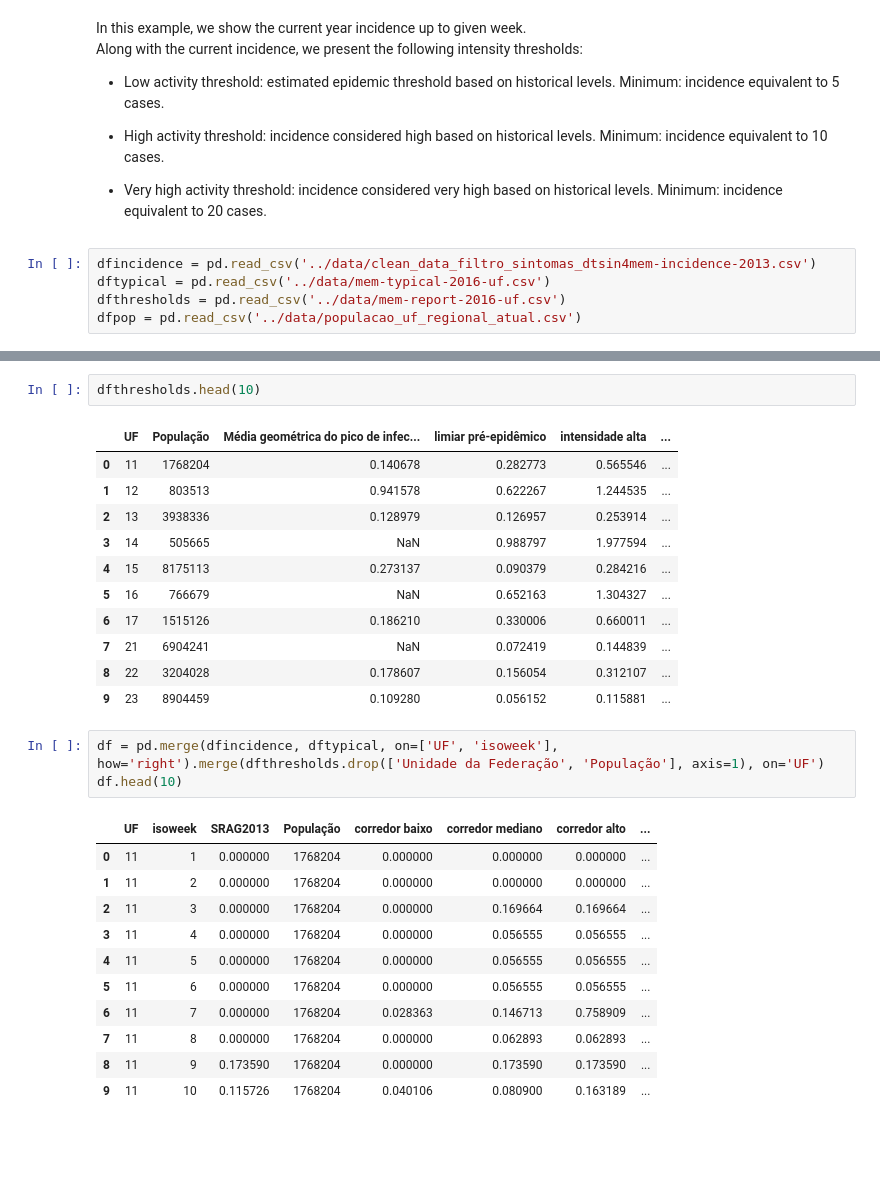
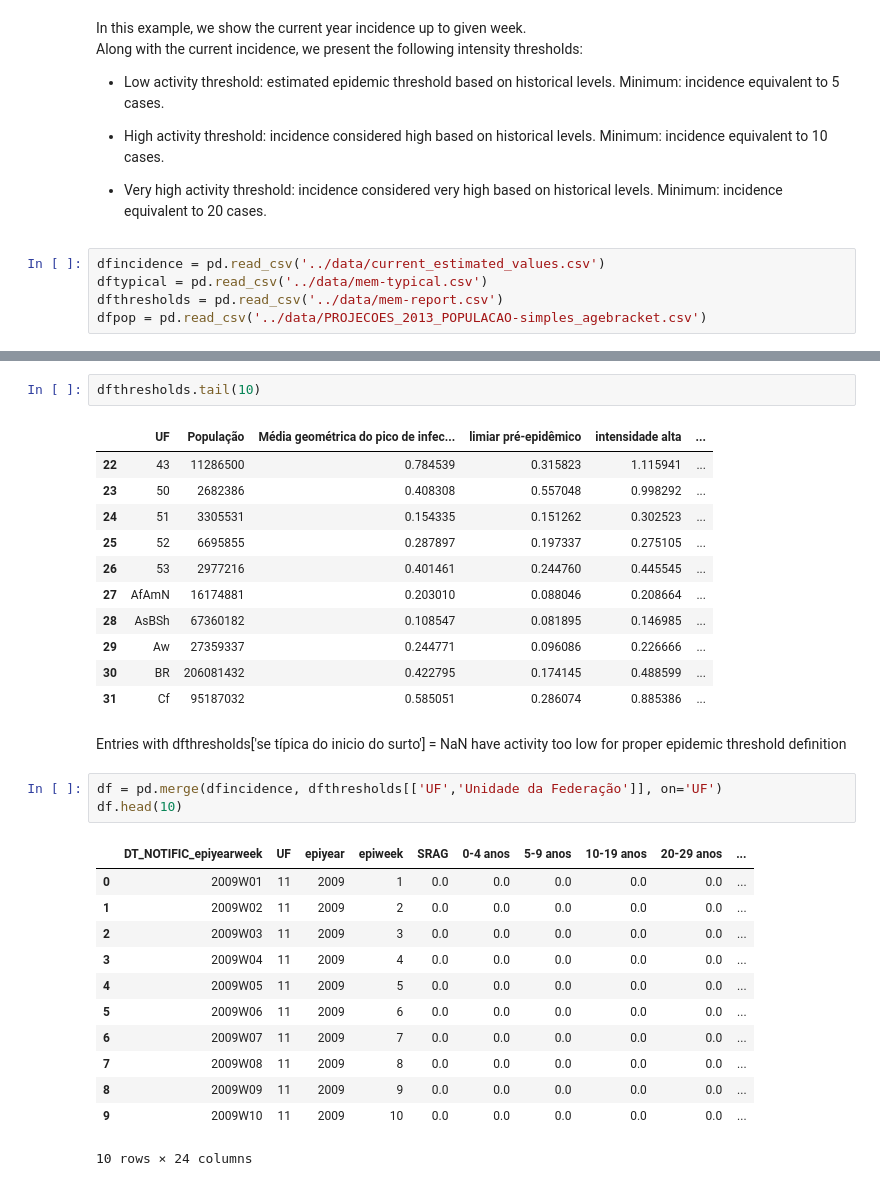
Before and after one commit to FluVigilanciaBR/fludashboard, a Jupyter notebook: Notebooks/incidence_with_indicators.ipynb, the cells around one changed output, grey strips where cells are left out. Drawn from its saved outputs; the diff is of its cells as text; blank space fills up the shorter version.

```diff
--- a/Notebooks/incidence_with_indicators.ipynb
+++ b/Notebooks/incidence_with_indicators.ipynb
@@ -18,10 +18,10 @@ Along with the current incidence, we present the following intensity thresholds:
 
 * Very high activity threshold: incidence considered very high based on historical levels. Minimum: incidence equivalent to 20 cases.
 # %%
-dfincidence = pd.read_csv('../data/clean_data_filtro_sintomas_dtsin4mem-incidence-2013.csv')
-dftypical = pd.read_csv('../data/mem-typical-2016-uf.csv')
-dfthresholds = pd.read_csv('../data/mem-report-2016-uf.csv')
-dfpop = pd.read_csv('../data/populacao_uf_regional_atual.csv')
+dfincidence = pd.read_csv('../data/current_estimated_values.csv')
+dftypical = pd.read_csv('../data/mem-typical.csv')
+dfthresholds = pd.read_csv('../data/mem-report.csv')
+dfpop = pd.read_csv('../data/PROJECOES_2013_POPULACAO-simples_agebracket.csv')
 # %%
 dfpop.head(10)
 # %% [output]
@@ -67,30 +90,33 @@ dftypical.head(10)
 # %%
-dfthresholds.head(10)
+dfthresholds.tail(10)
 # %% [output]
 |  | UF | População | Média geométrica do pico de infec... | limiar pré-epidêmico | intensidade alta | ... |
-| 0 | 11 | 1768204 | 0.140678 | 0.282773 | 0.565546 | ... |
-| 1 | 12 | 803513 | 0.941578 | 0.622267 | 1.244535 | ... |
-| 2 | 13 | 3938336 | 0.128979 | 0.126957 | 0.253914 | ... |
-| 3 | 14 | 505665 | NaN | 0.988797 | 1.977594 | ... |
-| 4 | 15 | 8175113 | 0.273137 | 0.090379 | 0.284216 | ... |
-| 5 | 16 | 766679 | NaN | 0.652163 | 1.304327 | ... |
-| 6 | 17 | 1515126 | 0.186210 | 0.330006 | 0.660011 | ... |
-| 7 | 21 | 6904241 | NaN | 0.072419 | 0.144839 | ... |
-| 8 | 22 | 3204028 | 0.178607 | 0.156054 | 0.312107 | ... |
-| 9 | 23 | 8904459 | 0.109280 | 0.056152 | 0.115881 | ... |
+| 22 | 43 | 11286500 | 0.784539 | 0.315823 | 1.115941 | ... |
+| 23 | 50 | 2682386 | 0.408308 | 0.557048 | 0.998292 | ... |
+| 24 | 51 | 3305531 | 0.154335 | 0.151262 | 0.302523 | ... |
+| 25 | 52 | 6695855 | 0.287897 | 0.197337 | 0.275105 | ... |
+| 26 | 53 | 2977216 | 0.401461 | 0.244760 | 0.445545 | ... |
+| 27 | AfAmN | 16174881 | 0.203010 | 0.088046 | 0.208664 | ... |
+| 28 | AsBSh | 67360182 | 0.108547 | 0.081895 | 0.146985 | ... |
+| 29 | Aw | 27359337 | 0.244771 | 0.096086 | 0.226666 | ... |
+| 30 | BR | 206081432 | 0.422795 | 0.174145 | 0.488599 | ... |
+| 31 | Cf | 95187032 | 0.585051 | 0.286074 | 0.885386 | ... |
+# %% [markdown]
+Entries with dfthresholds['se típica do inicio do surto'] = NaN have activity too low for proper epidemic threshold definition
 # %%
-df = pd.merge(dfincidence, dftypical, on=['UF', 'isoweek'], how='right').merge(dfthresholds.drop(['Unidade da Federação', 'População'], axis=1), on='UF')
+df = pd.merge(dfincidence, dfthresholds[['UF','Unidade da Federação']], on='UF')
 df.head(10)
 # %% [output]
-|  | UF | isoweek | SRAG2013 | População | corredor baixo | corredor mediano | corredor alto | ... |
-| 0 | 11 | 1 | 0.000000 | 1768204 | 0.000000 | 0.000000 | 0.000000 | ... |
-| 1 | 11 | 2 | 0.000000 | 1768204 | 0.000000 | 0.000000 | 0.000000 | ... |
-| 2 | 11 | 3 | 0.000000 | 1768204 | 0.000000 | 0.169664 | 0.169664 | ... |
-| 3 | 11 | 4 | 0.000000 | 1768204 | 0.000000 | 0.056555 | 0.056555 | ... |
-| 4 | 11 | 5 | 0.000000 | 1768204 | 0.000000 | 0.056555 | 0.056555 | ... |
-| 5 | 11 | 6 | 0.000000 | 1768204 | 0.000000 | 0.056555 | 0.056555 | ... |
-| 6 | 11 | 7 | 0.000000 | 1768204 | 0.028363 | 0.146713 | 0.758909 | ... |
-| 7 | 11 | 8 | 0.000000 | 1768204 | 0.000000 | 0.062893 | 0.062893 | ... |
-| 8 | 11 | 9 | 0.173590 | 1768204 | 0.000000 | 0.173590 | 0.173590 | ... |
-| 9 | 11 | 10 | 0.115726 | 1768204 | 0.040106 | 0.080900 | 0.163189 | ... |
+|  | DT_NOTIFIC_epiyearweek | UF | epiyear | epiweek | SRAG | 0-4 anos | 5-9 anos | 10-19 anos | 20-29 anos | ... |
+| 0 | 2009W01 | 11 | 2009 | 1 | 0.0 | 0.0 | 0.0 | 0.0 | 0.0 | ... |
+| 1 | 2009W02 | 11 | 2009 | 2 | 0.0 | 0.0 | 0.0 | 0.0 | 0.0 | ... |
+| 2 | 2009W03 | 11 | 2009 | 3 | 0.0 | 0.0 | 0.0 | 0.0 | 0.0 | ... |
+| 3 | 2009W04 | 11 | 2009 | 4 | 0.0 | 0.0 | 0.0 | 0.0 | 0.0 | ... |
+| 4 | 2009W05 | 11 | 2009 | 5 | 0.0 | 0.0 | 0.0 | 0.0 | 0.0 | ... |
+| 5 | 2009W06 | 11 | 2009 | 6 | 0.0 | 0.0 | 0.0 | 0.0 | 0.0 | ... |
+| 6 | 2009W07 | 11 | 2009 | 7 | 0.0 | 0.0 | 0.0 | 0.0 | 0.0 | ... |
+| 7 | 2009W08 | 11 | 2009 | 8 | 0.0 | 0.0 | 0.0 | 0.0 | 0.0 | ... |
+| 8 | 2009W09 | 11 | 2009 | 9 | 0.0 | 0.0 | 0.0 | 0.0 | 0.0 | ... |
+| 9 | 2009W10 | 11 | 2009 | 10 | 0.0 | 0.0 | 0.0 | 0.0 | 0.0 | ... |
+10 rows × 24 columns
 # %%
```
Also changed, not shown: parts of 10 cells of this notebook, 17 other files.
